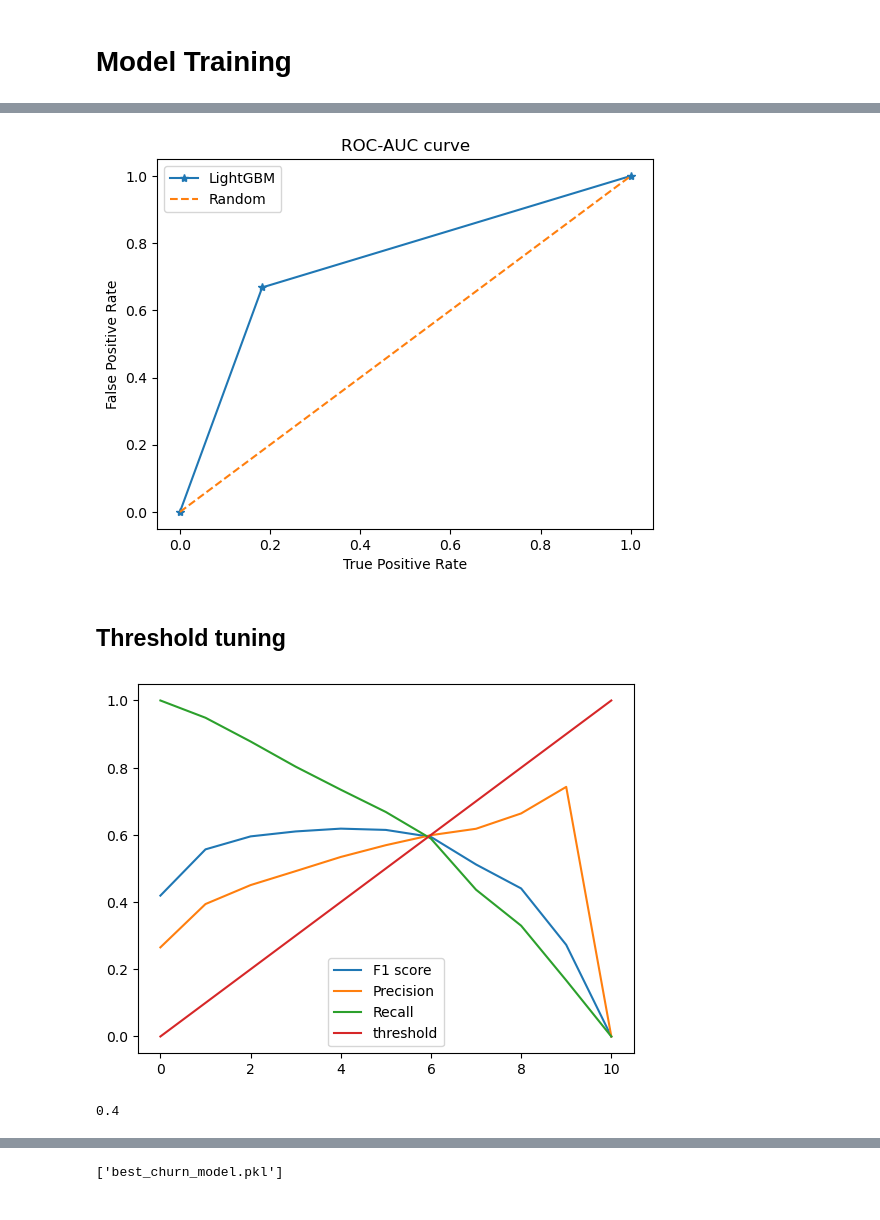
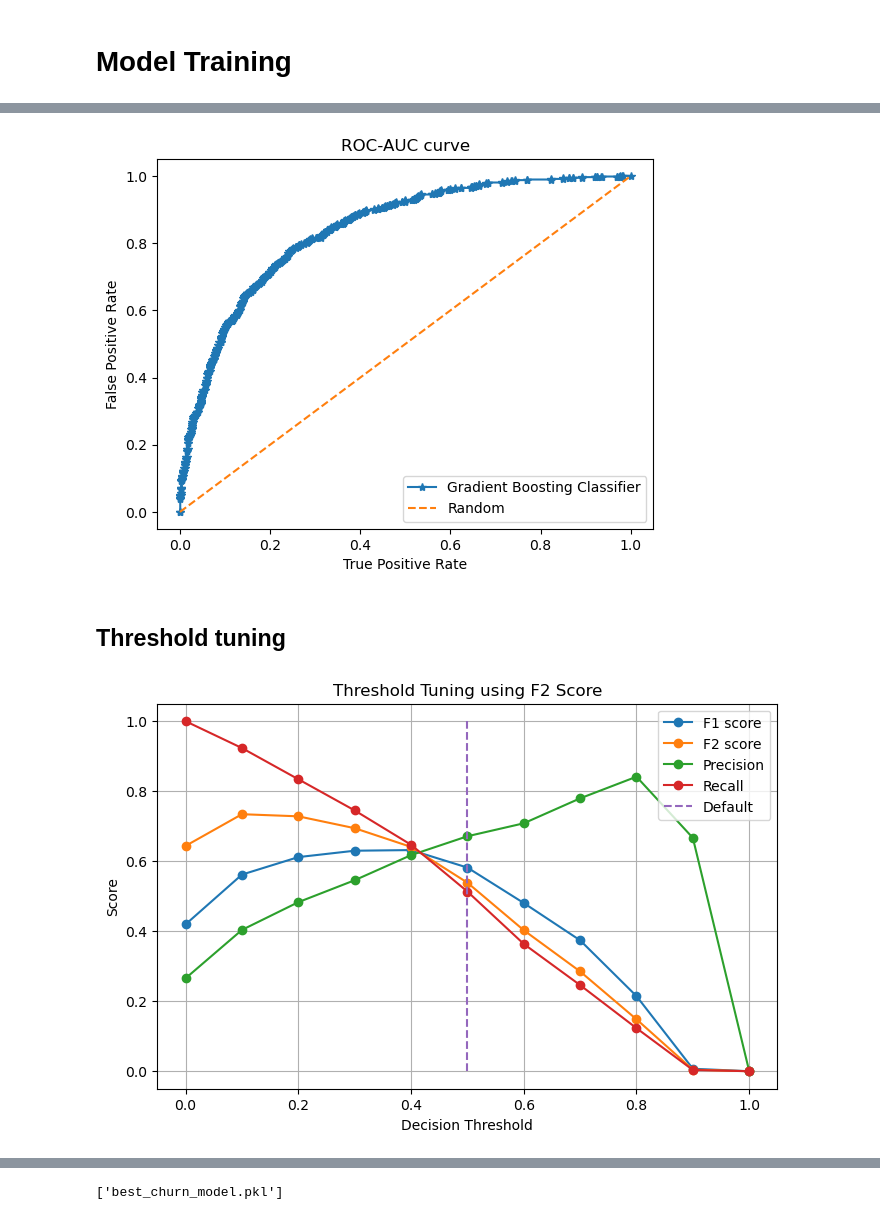
Before and after one commit to abhinay12890/Telco_Customer_Churn_Prediction, a Jupyter notebook: Customer_Churn_Classification.ipynb, the cells around one changed output, grey strips where cells are left out. Saved outputs shown, nothing was run; the diff lists cells and outputs as text; code cells hidden in the pictures.

Commit message:
Add churn model deployment with selected features and updated evaluation

```diff
--- a/Customer_Churn_Classification.ipynb
+++ b/Customer_Churn_Classification.ipynb
@@ -708,0 +671,3 @@ Before SMOTE:  5282  After SMOTE:  7760
+# %%
+cat_col=x.select_dtypes("category").columns
+cat_col
@@ -710,0 +683,4 @@ Before SMOTE:  5282  After SMOTE:  7760
+# %%
+temp_x=x.copy()
+
+temp_x
@@ -790,0 +931,6 @@ LGBMClassifier(random_state=42)
+# %%
+x_train,x_test,y_train,y_test=train_test_split(temp_x,y,stratify=y,test_size=0.3,random_state=32)
+
+best_model=GradientBoostingClassifier(n_estimators=200,learning_rate=0.05,max_depth=3,subsample=0.8,random_state=42)
+
+best_model.fit(x_train,y_train)
@@ -791,9 +940,9 @@ LGBMClassifier(random_state=42)
 # %%
-y_pred=best_model.predict(x_test_features)
-y_proba=best_model.predict_proba(x_test_features)[:,1]
+y_pred=best_model.predict(x_test)
+y_proba=best_model.predict_proba(x_test)[:,1]
 
 print("Final Metrics")
-print(f"Accuracy: {accuracy_score(y_test,y_pred)}")
-print(f"Auc     : {roc_auc_score(y_test,y_proba)}")
+print(f"PR Score: {average_precision_score(y_test,y_proba)}")
+print(f"ROC_AUC Score  : {roc_auc_score(y_test,y_proba)}")
 # %% [output]
 Final Metrics
@@ -820,7 +969,7 @@ plt.show()
 # %%
-fpr,tpr,threshhold=roc_curve(y_test,y_pred)
+fpr,tpr,threshhold=roc_curve(y_test,y_proba)
 
-plt.plot(fpr,tpr, label="LightGBM",marker="*")
+plt.plot(fpr,tpr, label="Gradient Boosting Classifier",marker="*")
 plt.plot([0,1],[0,1],label="Random",linestyle="--")
 plt.xlabel("True Positive Rate")
 plt.ylabel("False Positive Rate")
@@ -828,7 +977,7 @@ plt.title("ROC-AUC curve")
 plt.legend()
 plt.show()
 # %% [output]
-[figure, old version]
+[figure, new version]
 # %% [markdown]
 ## Threshold tuning
 # %%
@@ -836,26 +985,31 @@ from sklearn.metrics import f1_score,precision_score,recall_score
 # %%
-f1=[]
+f2=[]
 pre=[]
 re=[]
 lim=[]
+f1=[]
 
 for t in np.arange(0.0, 1.01, 0.1):
     y_thresh=(y_proba>=t).astype(int)
-    f1.append(f1_score(y_test,y_thresh))
+    f2.append(fbeta_score(y_test,y_thresh,beta=2))
     pre.append(precision_score(y_test,y_thresh))
     re.append(recall_score(y_test,y_thresh))
+    f1.append(f1_score(y_test,y_thresh))
     lim.append(t)
 
-plt.plot(f1,label="F1 score")
-plt.plot(pre,label="Precision")
-plt.plot(re,label="Recall")
-plt.plot(np.arange(0.0,1.01,0.1),label="threshold")
+plt.figure(figsize=(8,5))
+plt.plot(lim, f1, marker="o", label="F1 score")
+plt.plot(lim, f2, marker="o", label="F2 score")
+plt.plot(lim, pre, marker="o", label="Precision")
+plt.plot(lim, re, marker="o", label="Recall")
+plt.plot([0.5,0.5],[0,1],label="Default",linestyle="--")
+plt.xlabel("Decision Threshold")
+plt.ylabel("Score")
+plt.title("Threshold Tuning using F2 Score")
 plt.legend()
+plt.grid(True)
+
 plt.show()
 # %% [output]
-[figure, old version]
+[figure, new version]
-# %%
-lim[np.argmax(f1)]
-# %% [output]
-0.4
 # %%
```
Also changed, not shown: parts of 78 cells of this notebook, 6 other files.
